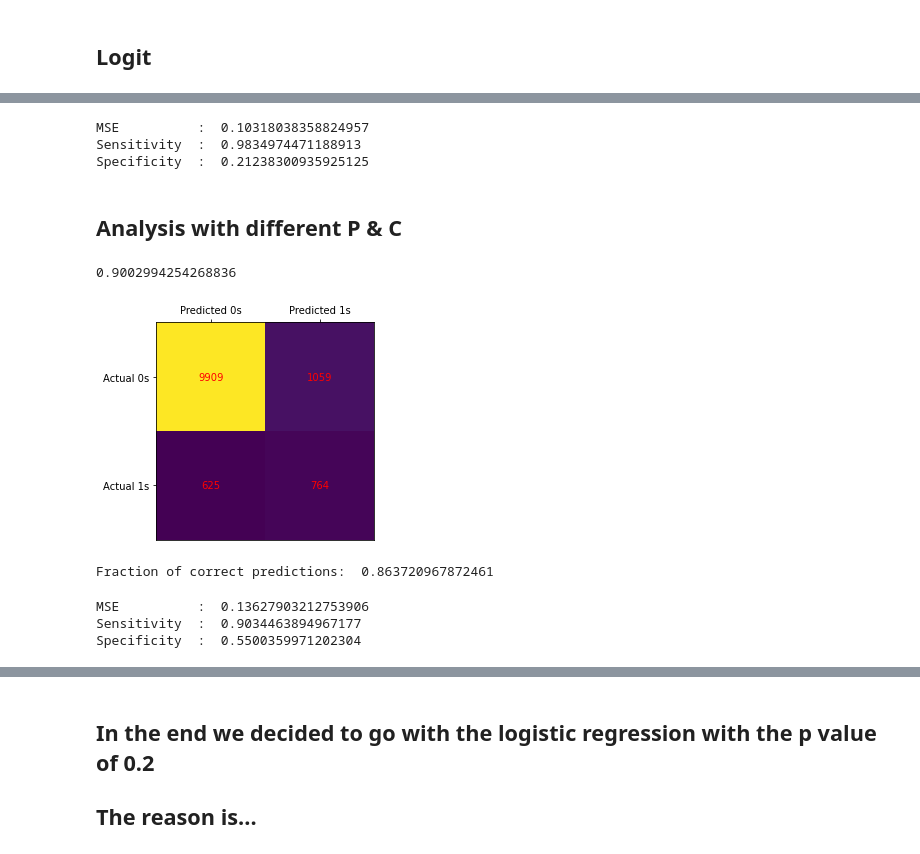
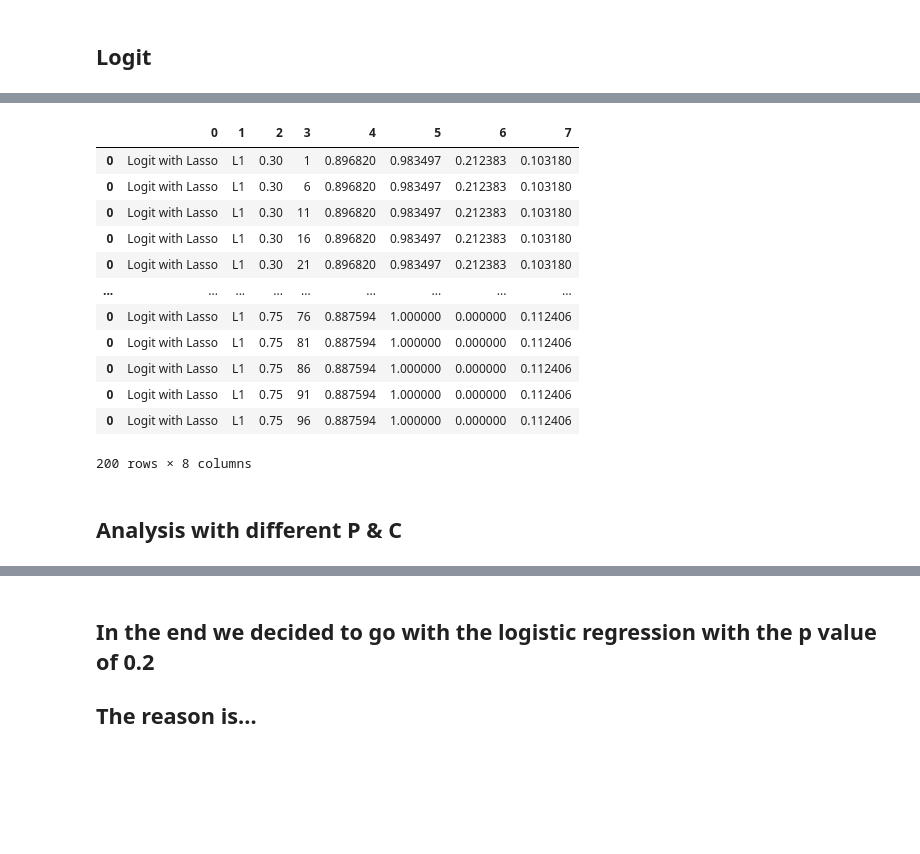
Before and after one commit to Liomat97/AQM-UCI-Machine-Learning, a Jupyter notebook: AQM Test.ipynb, the cells around one changed output, grey strips where cells are left out. Cells and saved outputs as stored; diff of their text form; code cells hidden in the pictures; blank space fills up the shorter version.

```diff
--- a/AQM Test.ipynb
+++ b/AQM Test.ipynb
@@ -594,58 +682,18 @@ Fraction of correct predictions:  0.8968196164117505
-# %%
-from sklearn.metrics import mean_squared_error
-mse = mean_squared_error(test_y, y_pred)
-print('MSE          : ',mse)
-sensitivity1 = cm[0,0]/(cm[0,0]+cm[0,1])
-print('Sensitivity  : ', sensitivity1 )
-specificity1 = cm[1,1]/(cm[1,0]+cm[1,1])
-print('Specificity  : ', specificity1)
-# %% [output]
-MSE          :  0.10318038358824957
-Sensitivity  :  0.9834974471188913
-Specificity  :  0.21238300935925125
+# %%
+result_logit_lasso
+# %% [output]
+|  | 0 | 1 | 2 | 3 | 4 | 5 | 6 | 7 |
+| 0 | Logit with Lasso | L1 | 0.30 | 1 | 0.896820 | 0.983497 | 0.212383 | 0.103180 |
+| 0 | Logit with Lasso | L1 | 0.30 | 6 | 0.896820 | 0.983497 | 0.212383 | 0.103180 |
+| 0 | Logit with Lasso | L1 | 0.30 | 11 | 0.896820 | 0.983497 | 0.212383 | 0.103180 |
+| 0 | Logit with Lasso | L1 | 0.30 | 16 | 0.896820 | 0.983497 | 0.212383 | 0.103180 |
+| 0 | Logit with Lasso | L1 | 0.30 | 21 | 0.896820 | 0.983497 | 0.212383 | 0.103180 |
+| ... | ... | ... | ... | ... | ... | ... | ... | ... |
+| 0 | Logit with Lasso | L1 | 0.75 | 76 | 0.887594 | 1.000000 | 0.000000 | 0.112406 |
+| 0 | Logit with Lasso | L1 | 0.75 | 81 | 0.887594 | 1.000000 | 0.000000 | 0.112406 |
+| 0 | Logit with Lasso | L1 | 0.75 | 86 | 0.887594 | 1.000000 | 0.000000 | 0.112406 |
+| 0 | Logit with Lasso | L1 | 0.75 | 91 | 0.887594 | 1.000000 | 0.000000 | 0.112406 |
+| 0 | Logit with Lasso | L1 | 0.75 | 96 | 0.887594 | 1.000000 | 0.000000 | 0.112406 |
+200 rows × 8 columns
 # %% [markdown]
 ## Analysis with different P & C
-# %%
-from sklearn.linear_model import LogisticRegression
-model= LogisticRegression(solver='liblinear')      # Default penalty = L2 = ridge (squared error / close to zero)
-model.fit(train_x, train_y)
-print(model.score(test_x, test_y))
-
-
-from sklearn.metrics import classification_report, confusion_matrix
-n = len(test_x)
-
-prob = model.predict_proba(test_x)
-pred = model.predict(test_x)
-y_pred = 1*(prob[:,1] > 0.2)
-cm = confusion_matrix(test_y, y_pred)
-frac_correct = (cm[0,0]+cm[1,1])/n
-
-fig, ax = plt.subplots(figsize=(4, 4))
-ax.imshow(cm)
-ax.grid(False)
-ax.xaxis.set(ticks=(0, 1), ticklabels=('Predicted 0s', 'Predicted 1s'))
-ax.yaxis.set(ticks=(0, 1), ticklabels=('Actual 0s', 'Actual 1s'))
-ax.xaxis.tick_top()
-ax.set_ylim(1.5, -0.5)
-for i in range(2):
-    for j in range(2):
-        ax.text(j, i, cm[i, j], ha='center', va='center', color='red')
-plt.show()
-print("Fraction of correct predictions: ", frac_correct)
-# %% [output]
-0.9002994254268836
-[figure, removed]
-Fraction of correct predictions:  0.863720967872461
-# %%
-from sklearn.metrics import mean_squared_error
-mse = mean_squared_error(test_y, y_pred)
-print('MSE          : ',mse)
-sensitivity1 = cm[0,0]/(cm[0,0]+cm[0,1])
-print('Sensitivity  : ', sensitivity1 )
-specificity1 = cm[1,1]/(cm[1,0]+cm[1,1])
-print('Specificity  : ', specificity1)
-# %% [output]
-MSE          :  0.13627903212753906
-Sensitivity  :  0.9034463894967177
-Specificity  :  0.5500359971202304
```
Also changed, not shown: parts of 25 cells of this notebook, 1 other file.
